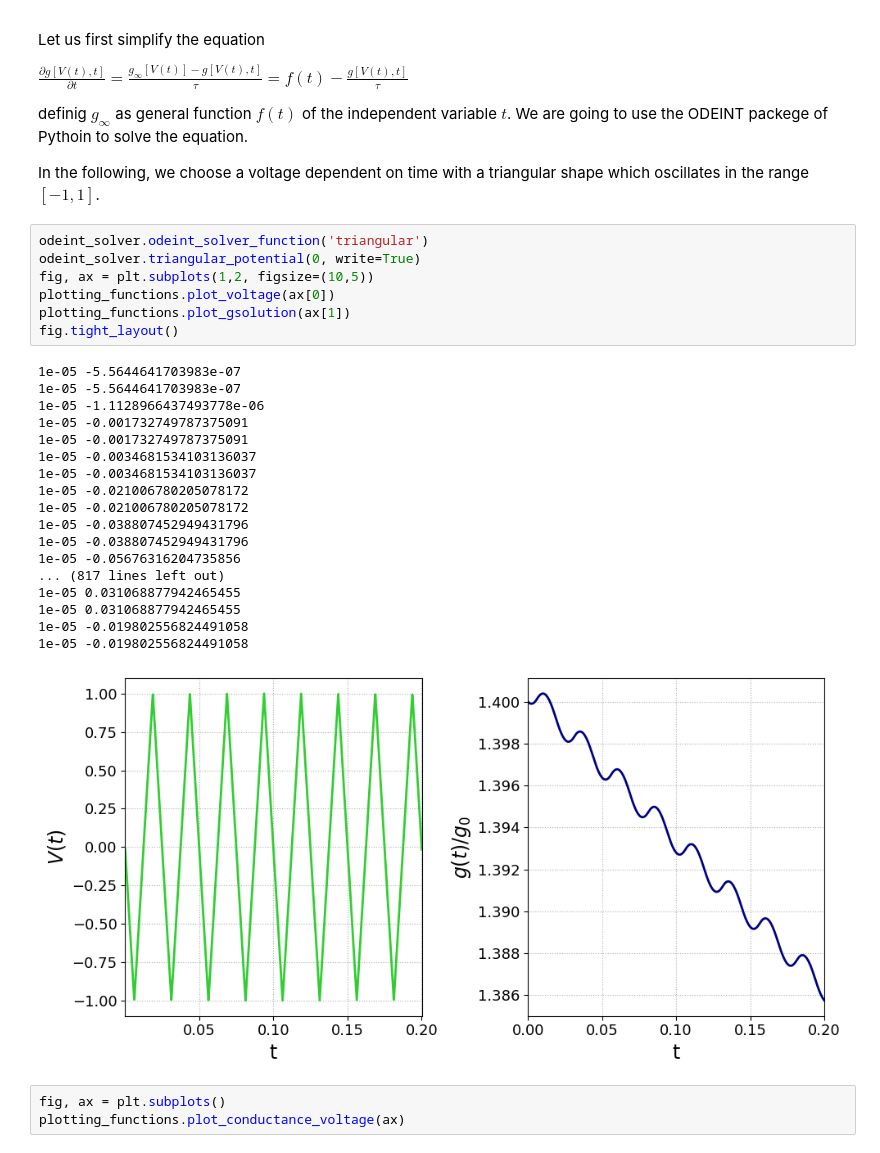
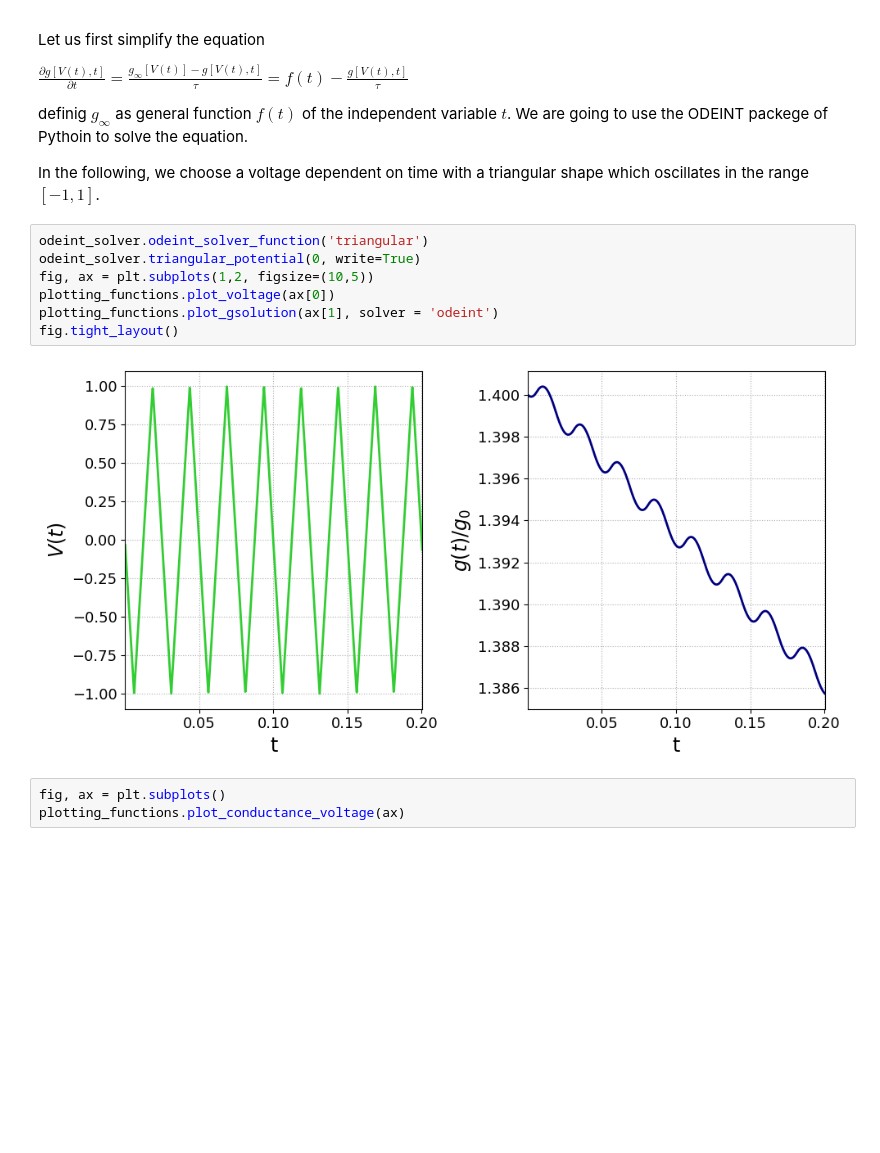
Before and after one commit to nicagali/Ionic_Channels, a Jupyter notebook: notes/differential_equation.ipynb, the cells around one changed output. Saved outputs shown, nothing was run; the diff lists cells and outputs as text; blank space fills up the shorter version.

```diff
--- a/notes/differential_equation.ipynb
+++ b/notes/differential_equation.ipynb
@@ -28,29 +29,12 @@ In the following, we choose a voltage dependent on time with a triangular shape
 # %%
 odeint_solver.odeint_solver_function('triangular')
 odeint_solver.triangular_potential(0, write=True)
 fig, ax = plt.subplots(1,2, figsize=(10,5))
 plotting_functions.plot_voltage(ax[0])
-plotting_functions.plot_gsolution(ax[1])
+plotting_functions.plot_gsolution(ax[1], solver = 'odeint')
 fig.tight_layout()
 # %% [output]
-1e-05 -5.5644641703983e-07
-1e-05 -5.5644641703983e-07
-1e-05 -1.1128966437493778e-06
-1e-05 -0.001732749787375091
-1e-05 -0.001732749787375091
-1e-05 -0.0034681534103136037
-1e-05 -0.0034681534103136037
-1e-05 -0.021006780205078172
-1e-05 -0.021006780205078172
-1e-05 -0.038807452949431796
-1e-05 -0.038807452949431796
-1e-05 -0.05676316204735856
-... (817 lines left out)
-1e-05 0.031068877942465455
-1e-05 0.031068877942465455
-1e-05 -0.019802556824491058
-1e-05 -0.019802556824491058
-[figure, old version]
+[figure, new version]
 # %%
 fig, ax = plt.subplots()
 plotting_functions.plot_conductance_voltage(ax)
```
Also changed, not shown: parts of 1 cell of this notebook, 14 other files.
